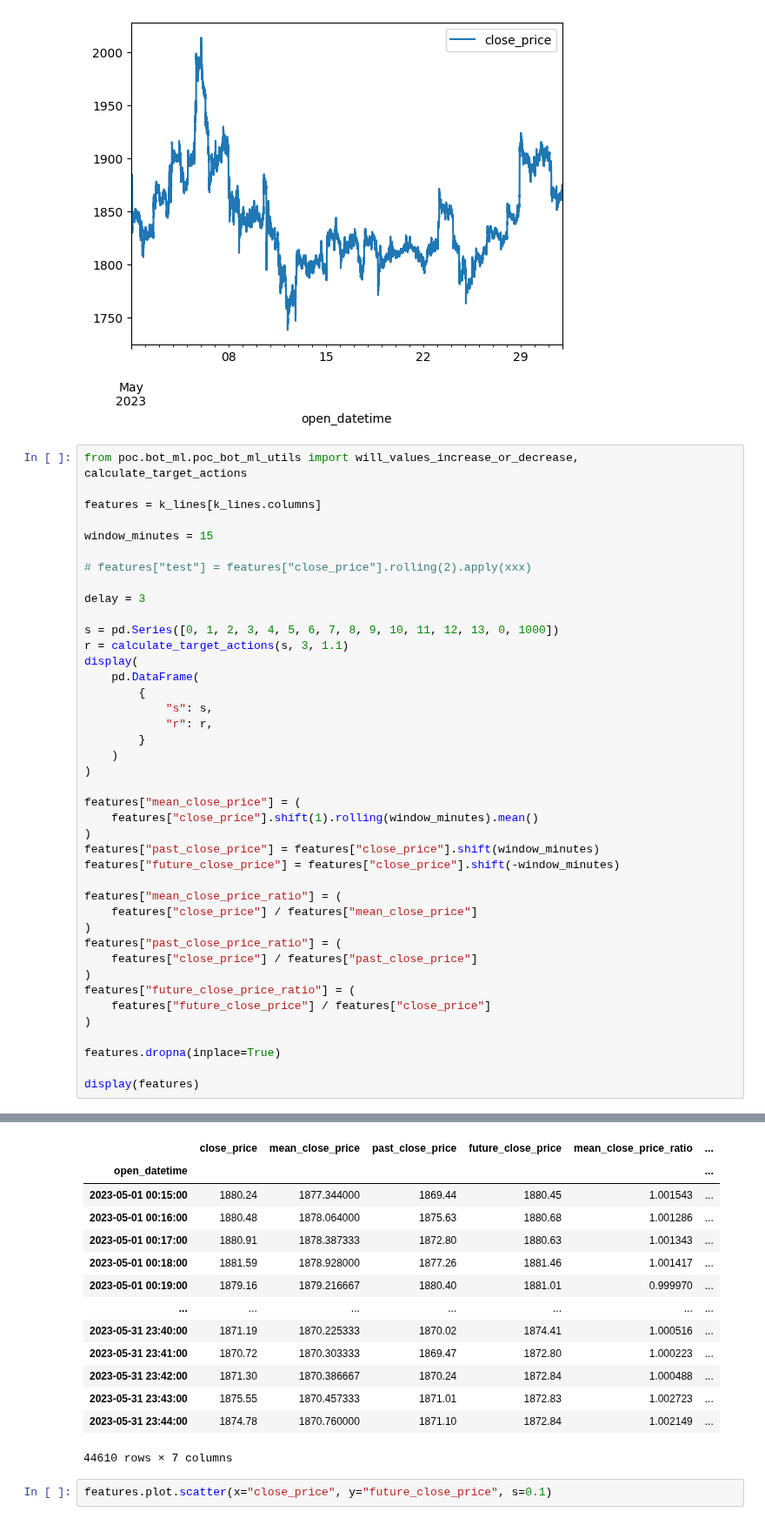
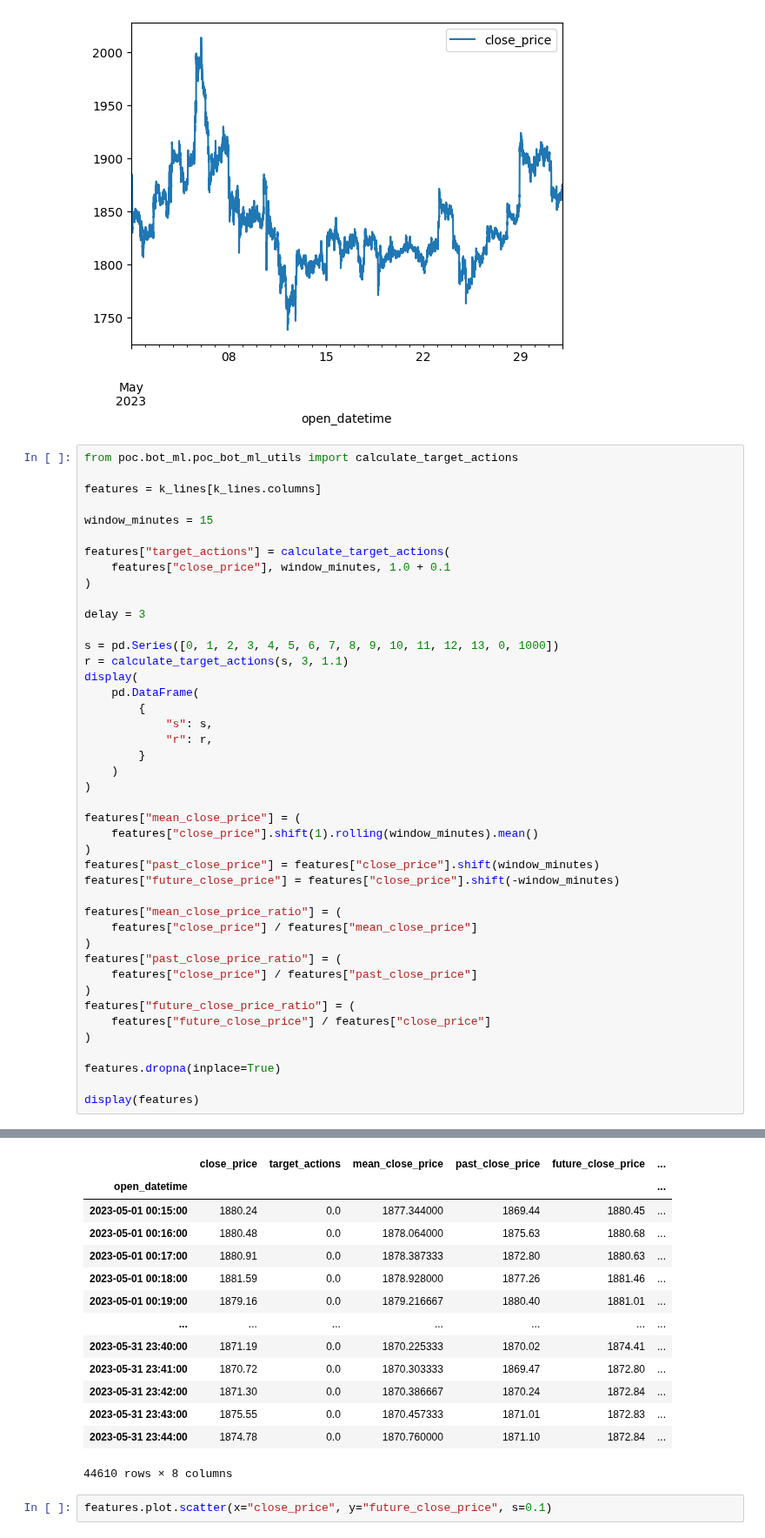
Before and after one commit to yoda31217/to-the-moon, a Jupyter notebook: src/poc/bot_ml/poc_bot_ml_data_analysis.ipynb, the cells around one changed output, grey strips where cells are left out. Shown at 87% size. Cells and saved outputs as stored; diff of their text form.

```diff
--- a/src/poc/bot_ml/poc_bot_ml_data_analysis.ipynb
+++ b/src/poc/bot_ml/poc_bot_ml_data_analysis.ipynb
@@ -83,13 +83,15 @@ k_lines.plot.line(use_index=True)
 <Axes: xlabel='open_datetime'>
 [figure]
 # %%
-from poc.bot_ml.poc_bot_ml_utils import will_values_increase_or_decrease, calculate_target_actions
+from poc.bot_ml.poc_bot_ml_utils import calculate_target_actions
 
 features = k_lines[k_lines.columns]
 
 window_minutes = 15
 
-# features["test"] = features["close_price"].rolling(2).apply(xxx)
+features["target_actions"] = calculate_target_actions(
+    features["close_price"], window_minutes, 1.0 + 0.1
+)
 
 delay = 3
 
@@ -114,47 +116,47 @@ features["mean_close_price_ratio"] = (
     features["close_price"] / features["mean_close_price"]
 )
 features["past_close_price_ratio"] = (
     features["close_price"] / features["past_close_price"]
 )
 features["future_close_price_ratio"] = (
     features["future_close_price"] / features["close_price"]
 )
 
 features.dropna(inplace=True)
 
 display(features)
 # %% [output]
 |  | s | r |
 | 0 | 0 | NaN |
 | 1 | 1 | NaN |
 | 2 | 2 | NaN |
 | 3 | 3 | 1.0 |
 | 4 | 4 | 1.0 |
 | 5 | 5 | 1.0 |
 | 6 | 6 | 1.0 |
 | 7 | 7 | 1.0 |
 | 8 | 8 | 1.0 |
 | 9 | 9 | 1.0 |
 | 10 | 10 | 1.0 |
 | 11 | 11 | 1.0 |
 | 12 | 12 | -1.0 |
 | 13 | 13 | NaN |
 | 14 | 0 | NaN |
 | 15 | 1000 | NaN |
-|  | close_price | mean_close_price | past_close_price | future_close_price | mean_close_price_ratio | ... |
+|  | close_price | target_actions | mean_close_price | past_close_price | future_close_price | ... |
 | open_datetime |  |  |  |  |  | ... |
-| 2023-05-01 00:15:00 | 1880.24 | 1877.344000 | 1869.44 | 1880.45 | 1.001543 | ... |
-| 2023-05-01 00:16:00 | 1880.48 | 1878.064000 | 1875.63 | 1880.68 | 1.001286 | ... |
-| 2023-05-01 00:17:00 | 1880.91 | 1878.387333 | 1872.80 | 1880.63 | 1.001343 | ... |
-| 2023-05-01 00:18:00 | 1881.59 | 1878.928000 | 1877.26 | 1881.46 | 1.001417 | ... |
-| 2023-05-01 00:19:00 | 1879.16 | 1879.216667 | 1880.40 | 1881.01 | 0.999970 | ... |
+| 2023-05-01 00:15:00 | 1880.24 | 0.0 | 1877.344000 | 1869.44 | 1880.45 | ... |
+| 2023-05-01 00:16:00 | 1880.48 | 0.0 | 1878.064000 | 1875.63 | 1880.68 | ... |
+| 2023-05-01 00:17:00 | 1880.91 | 0.0 | 1878.387333 | 1872.80 | 1880.63 | ... |
+| 2023-05-01 00:18:00 | 1881.59 | 0.0 | 1878.928000 | 1877.26 | 1881.46 | ... |
+| 2023-05-01 00:19:00 | 1879.16 | 0.0 | 1879.216667 | 1880.40 | 1881.01 | ... |
 | ... | ... | ... | ... | ... | ... | ... |
-| 2023-05-31 23:40:00 | 1871.19 | 1870.225333 | 1870.02 | 1874.41 | 1.000516 | ... |
-| 2023-05-31 23:41:00 | 1870.72 | 1870.303333 | 1869.47 | 1872.80 | 1.000223 | ... |
-| 2023-05-31 23:42:00 | 1871.30 | 1870.386667 | 1870.24 | 1872.84 | 1.000488 | ... |
-| 2023-05-31 23:43:00 | 1875.55 | 1870.457333 | 1871.01 | 1872.83 | 1.002723 | ... |
-| 2023-05-31 23:44:00 | 1874.78 | 1870.760000 | 1871.10 | 1872.84 | 1.002149 | ... |
+| 2023-05-31 23:40:00 | 1871.19 | 0.0 | 1870.225333 | 1870.02 | 1874.41 | ... |
+| 2023-05-31 23:41:00 | 1870.72 | 0.0 | 1870.303333 | 1869.47 | 1872.80 | ... |
+| 2023-05-31 23:42:00 | 1871.30 | 0.0 | 1870.386667 | 1870.24 | 1872.84 | ... |
+| 2023-05-31 23:43:00 | 1875.55 | 0.0 | 1870.457333 | 1871.01 | 1872.83 | ... |
+| 2023-05-31 23:44:00 | 1874.78 | 0.0 | 1870.760000 | 1871.10 | 1872.84 | ... |
-44610 rows × 7 columns
+44610 rows × 8 columns
 # %%
 features.plot.scatter(x="close_price", y="future_close_price", s=0.1)
 # %% [output]
```
